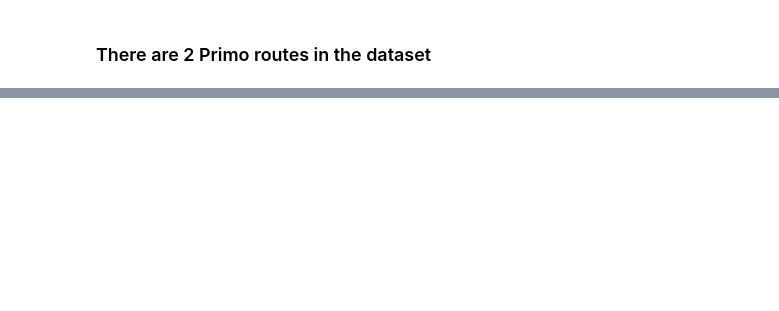
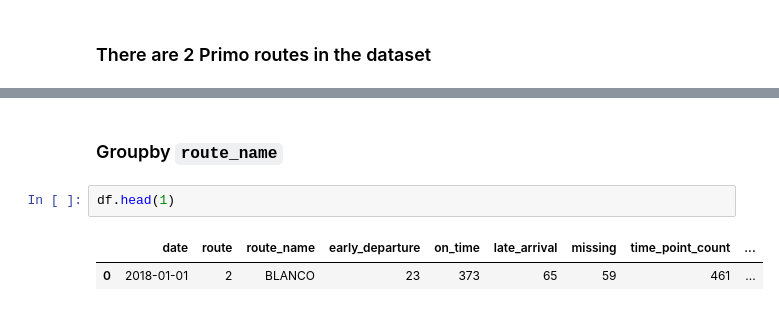
Before and after one commit to faithkane3/numpy_exercises, a Jupyter notebook: via_time.ipynb, the cells around one changed output, grey strips where cells are left out. Saved outputs shown, nothing was run; the diff lists cells and outputs as text; blank space fills up the shorter version.

```diff
--- a/via_time.ipynb
+++ b/via_time.ipynb
@@ -316,0 +339,7 @@ time[time.route_name.str.contains('Primo')].route_name.value_counts()
+# %% [markdown]
+### Groupby `route_name`
+# %%
+df.head(1)
+# %% [output]
+|  | date | route | route_name | early_departure | on_time | late_arrival | missing | time_point_count | ... |
+| 0 | 2018-01-01 | 2 | BLANCO | 23 | 373 | 65 | 59 | 461 | ... |
```
Also changed, not shown: parts of 5 cells of this notebook.
